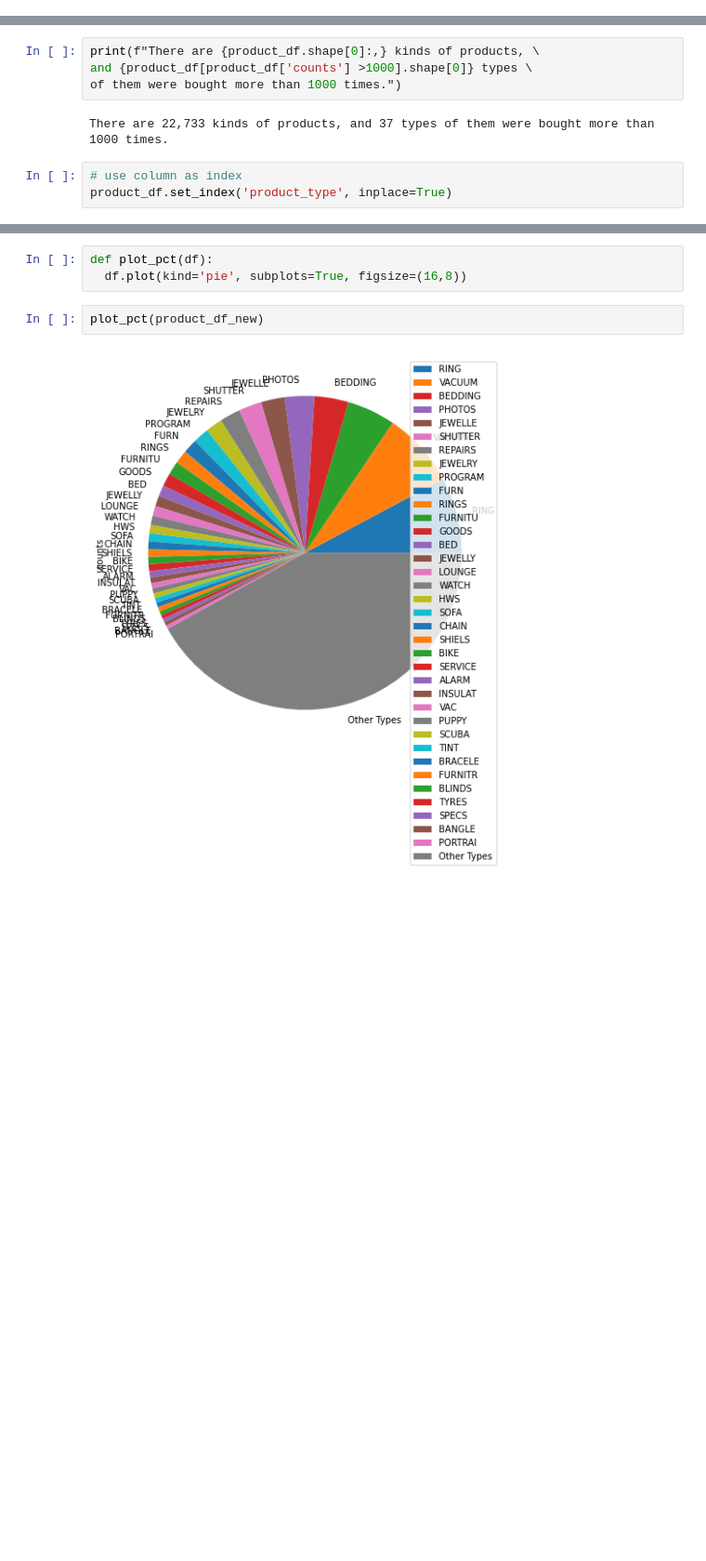
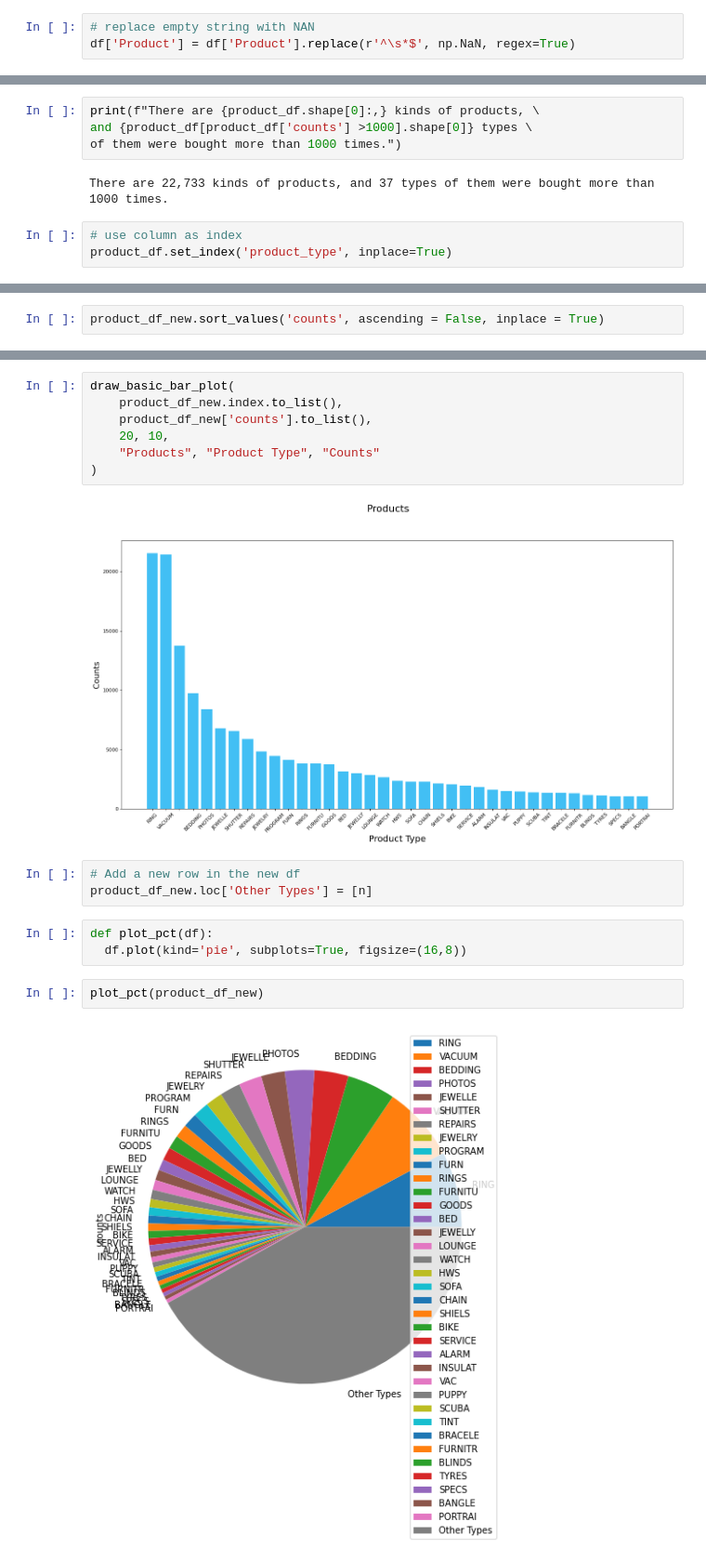
Before and after one commit to yanglinjing/vmor, a Jupyter notebook: Bank_customer_30.ipynb, the cells around one changed output, grey strips where cells are left out. Shown at 93% size. Cells and saved outputs as stored; diff of their text form; blank space fills up the shorter version.

```diff
--- a/Bank_customer_30.ipynb
+++ b/Bank_customer_30.ipynb
@@ -340,0 +344,3 @@ print(f'{df_recov_infull.shape[0]} people have recovered arrears in full, occupy
+# %%
+# replace empty string with NAN
+df['Product'] = df['Product'].replace(r'^\s*$', np.NaN, regex=True)
@@ -542,0 +545,2 @@ See the caveats in the documentation: https://pandas.pydata.org/pandas-docs/stab
+# %%
+product_df_new.sort_values('counts', ascending = False, inplace = True)
@@ -543,3 +574,15 @@ See the caveats in the documentation: https://pandas.pydata.org/pandas-docs/stab
+# %%
+draw_basic_bar_plot(
+    product_df_new.index.to_list(),
+    product_df_new['counts'].to_list(),
+    20, 10,
+    "Products", "Product Type", "Counts"
+)
+# %% [output]
+[figure, added]
+# %%
+# Add a new row in the new df
+product_df_new.loc['Other Types'] = [n]
 # %%
 def plot_pct(df):
   df.plot(kind='pie', subplots=True, figsize=(16,8))
```
Also changed, not shown: parts of 38 cells of this notebook.
